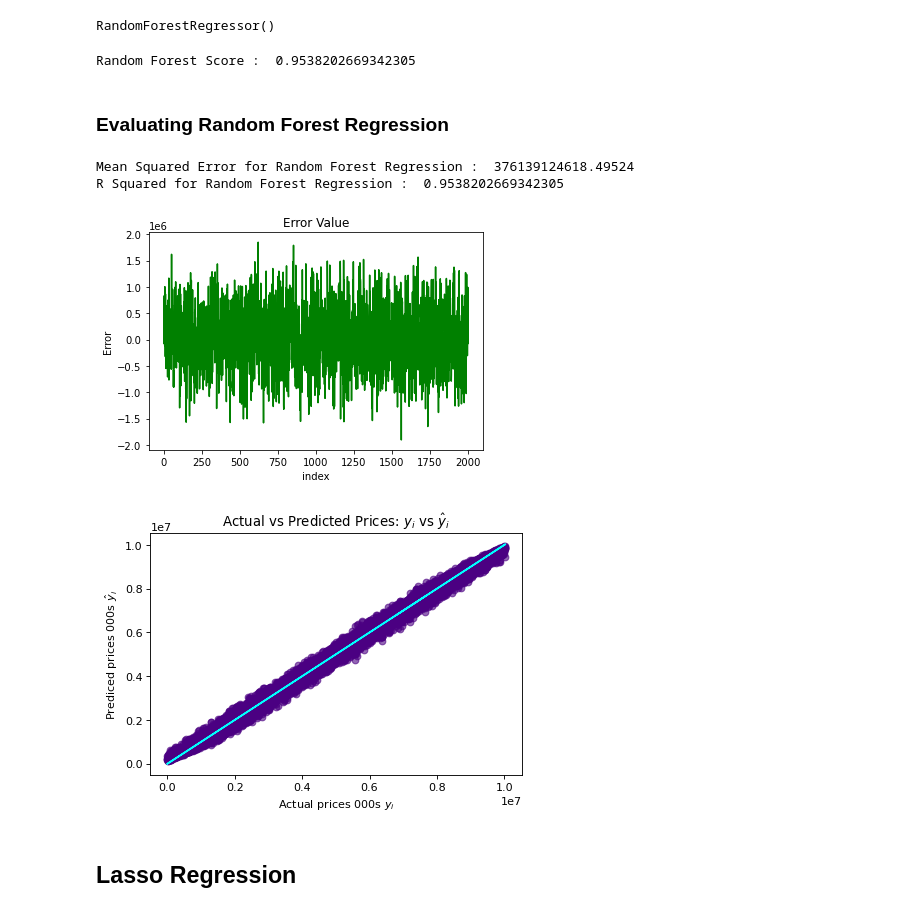
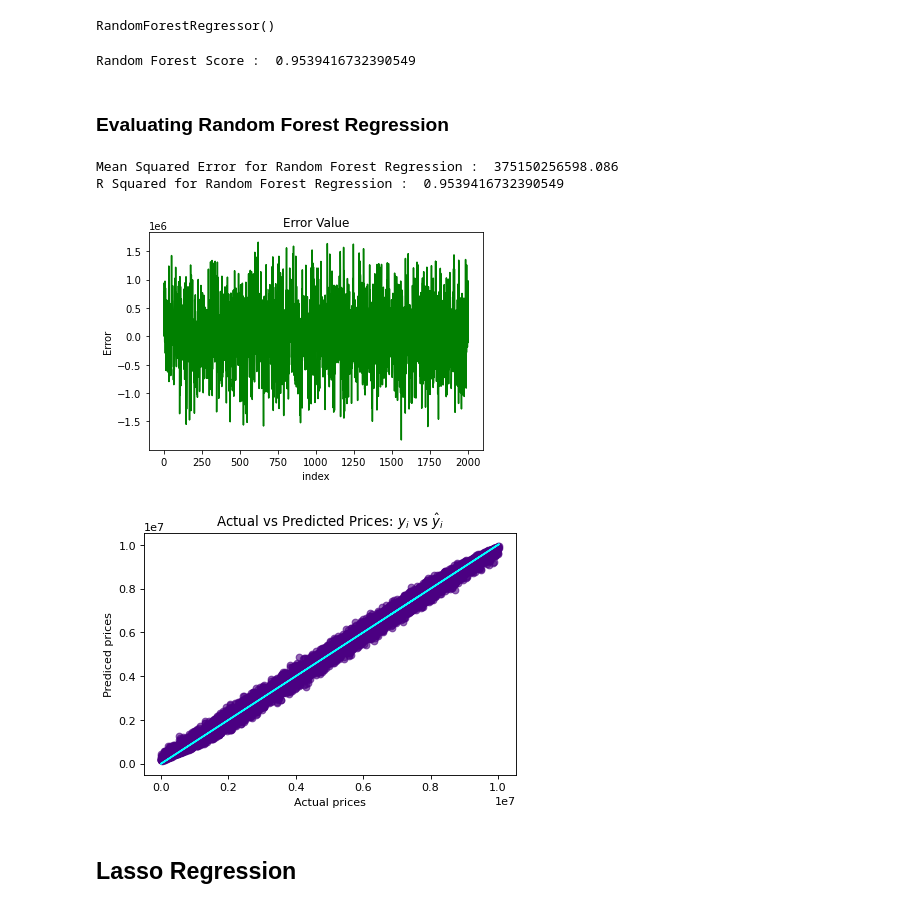
Before and after one commit to akshajt/Specialization-Regression, a Jupyter notebook: Paris Housing Regression Final.ipynb, the cells around one changed output. Saved outputs shown, nothing was run; the diff lists cells and outputs as text; code cells hidden in the pictures.

```diff
--- a/Paris Housing Regression Final.ipynb
+++ b/Paris Housing Regression Final.ipynb
@@ -111,5 +105,5 @@ plt.plot(housing['squareMeters'], housing['price'])
 ### Splitting the dataset
 # %%
 y = housing['price']
-X = housing.drop('price', axis=1)
+X = housing.drop(['price','cityCode'], axis=1)
 # %%
@@ -197,7 +191,7 @@ RandomForestRegressor()
 rfscore = rfreg.score(X_test, y_test)
 print('Random Forest Score : ',rfscore)
 # %% [output]
-Random Forest Score :  0.9538202669342305
+Random Forest Score :  0.9539416732390549
 # %% [markdown]
 ### Evaluating Random Forest Regression
 # %%
@@ -208,8 +202,8 @@ rf_r2 = r2_score(y_test, rf_pred)
 print('Mean Squared Error for Random Forest Regression : ', rf_mse)
 print('R Squared for Random Forest Regression : ', rf_r2)
 # %% [output]
-Mean Squared Error for Random Forest Regression :  376139124618.49524
-R Squared for Random Forest Regression :  0.9538202669342305
+Mean Squared Error for Random Forest Regression :  375150256598.086
+R Squared for Random Forest Regression :  0.9539416732390549
 # %%
 c = [i for i in range(1,len(y_test)+1,1)]
 plt.plot(c,y_test-rf_pred,color='green',linestyle='-')
@@ -218,19 +212,19 @@ plt.ylabel('Error')
 plt.title('Error Value')
 plt.show()
 # %% [output]
-[figure, old version]
+[figure, new version]
 # %%
 predicted_vals_rf = rfreg.predict(X_train)
 # Original Regression of Actual vs. Predicted Prices
 plt.figure(dpi=80)
 plt.scatter(x=y_train, y=predicted_vals_rf, c='indigo', alpha=0.6)
 plt.plot(y_train, y_train, color='cyan')
 plt.title(f'Actual vs Predicted Prices: $y _i$ vs $\hat y_i$',)
-plt.xlabel('Actual prices 000s $y _i$')
-plt.ylabel('Prediced prices 000s $\hat y _i$')
+plt.xlabel('Actual prices')
+plt.ylabel('Prediced prices')
 plt.show()
 # %% [output]
-[figure, old version]
+[figure, new version]
 # %% [markdown]
 ## Lasso Regression
 # %%
```
Also changed, not shown: parts of 16 cells of this notebook.
